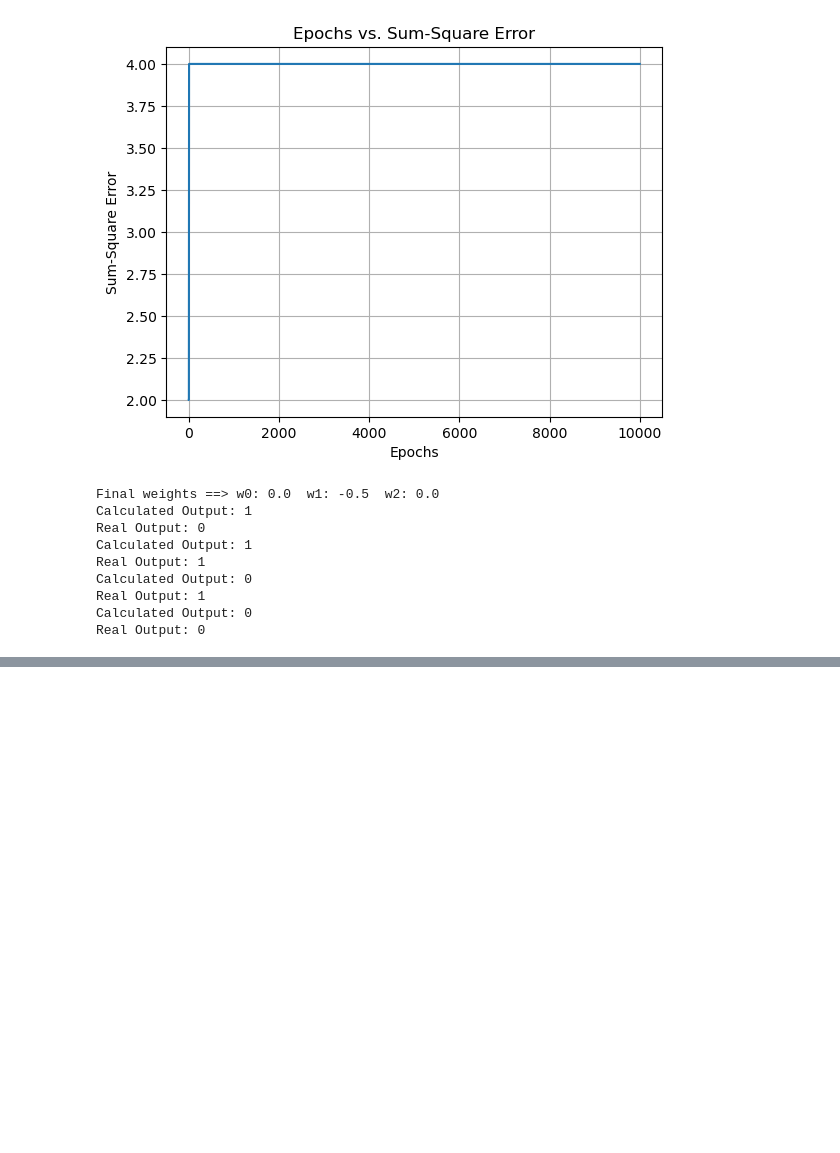
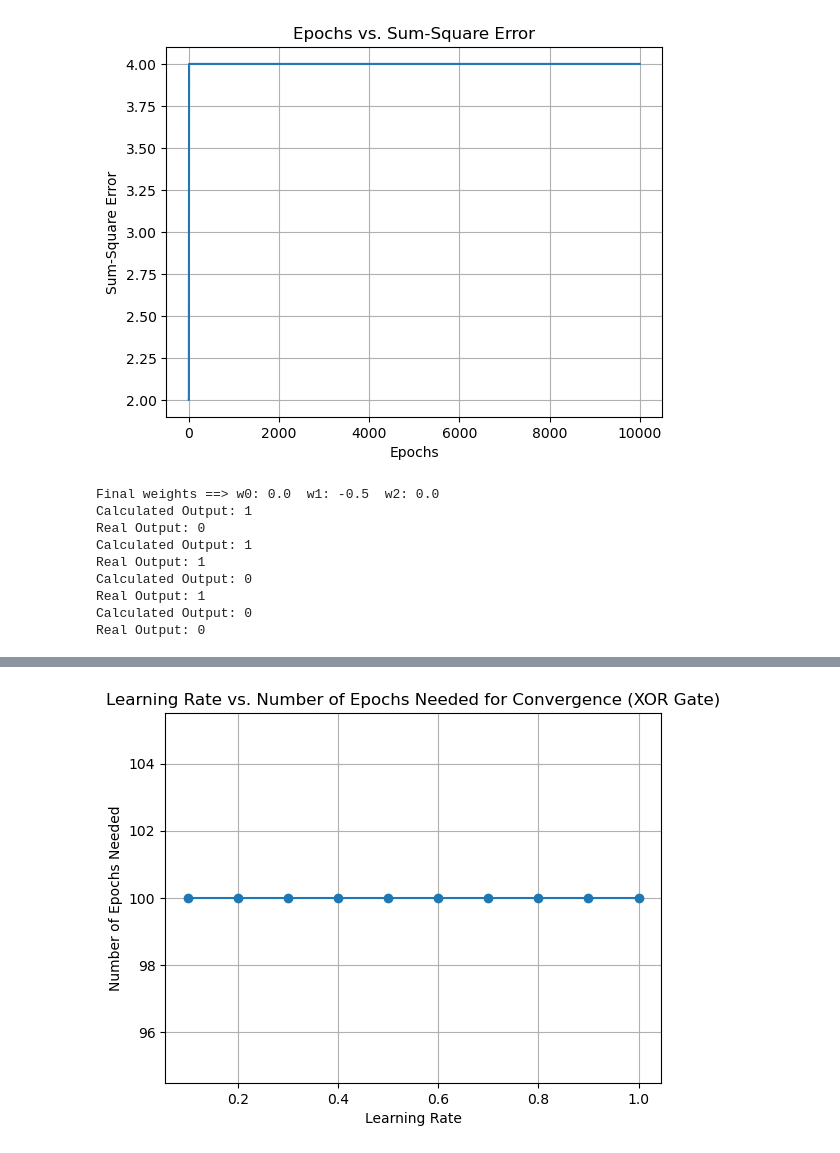
Before and after one commit to AchalBaniya/Assignment-5, a Jupyter notebook: ML_LabAssignment_5.ipynb, the cells around one changed output, grey strips where cells are left out. Saved outputs shown, nothing was run; the diff lists cells and outputs as text; code cells hidden in the pictures; blank space fills up the shorter version.

```diff
--- a/ML_LabAssignment_5.ipynb
+++ b/ML_LabAssignment_5.ipynb
@@ -536,0 +779,81 @@ Real Output: 0
+# %%
+import numpy as np
+import matplotlib.pyplot as plt
+
+# List of learning rates to experiment with
+learning_rates = [0.1, 0.2, 0.3, 0.4, 0.5, 0.6, 0.7, 0.8, 0.9, 1]
+
+# Initialize a list to store the number of epochs needed for convergence for each learning rate
+number_of_epochs_needed = []
+
+for learning_rate in learning_rates:
+    # Initialize weights
+    w0 = 10
+    w1 = 0.2
+    w2 = -0.75
+
+    # Initialize epoch count and lists to track epoch and error values
+    epoch_count = 0
+    epochs = []
+    sum_square_errors = []
+
+    # XOR gate data
+    xortable = [
+        {'A': 0, 'B': 0, 'result': 0},
+        {'A': 0, 'B': 1, 'result': 1},
+        {'A': 1, 'B': 0, 'result': 1},
+        {'A': 1, 'B': 1, 'result': 0}
+    ]
+
+    # Maximum number of epochs for training (in case it doesn't converge)
+    max_epochs = 100
+
+    while epoch_count < max_epochs:
+        error = 0
+
+        # Loop through the XOR gate data
+        for row in xortable:
+            # Calculate the weighted sum (summation unit)
+            weighted_sum = row['A'] * w1 + row['B'] * w2 + w0
+
+            # Define a step function (you can replace this with the desired activation function)
+            def step_function(x):
+                return 1 if x >= 0 else 0
+
+            # Calculate the predicted output using the step function
+            predicted_output = step_function(weighted_sum)
+
+            # Calculate the error
+            e = row['result'] - predicted_output
+
+            # Update weights
+            w0 += learning_rate * e
+            w1 += learning_rate * e * row['A']
+            w2 += learning_rate * e * row['B']
+
+            # Accumulate the error for this epoch
+            error += e ** 2
+
+        # Record epoch and error values
+        epochs.append(epoch_count)
+        sum_square_errors.append(error)
+
+        # Check for convergence (error threshold of 0.002)
+        if error < 0.002:
+            break
+
+        # Increment the epoch count
+        epoch_count += 1
+
+    # Append the number of epochs needed to converge for this learning rate
+    number_of_epochs_needed.append(epoch_count)
+
+# Plot learning rates vs. number of epochs needed for convergence
+plt.plot(learning_rates, number_of_epochs_needed, marker='o')
+plt.xlabel('Learning Rate')
+plt.ylabel('Number of Epochs Needed')
+plt.title('Learning Rate vs. Number of Epochs Needed for Convergence (XOR Gate)')
+plt.grid()
+plt.show()
+# %% [output]
+[figure, added]
```
Also changed, not shown: parts of 32 cells of this notebook.
